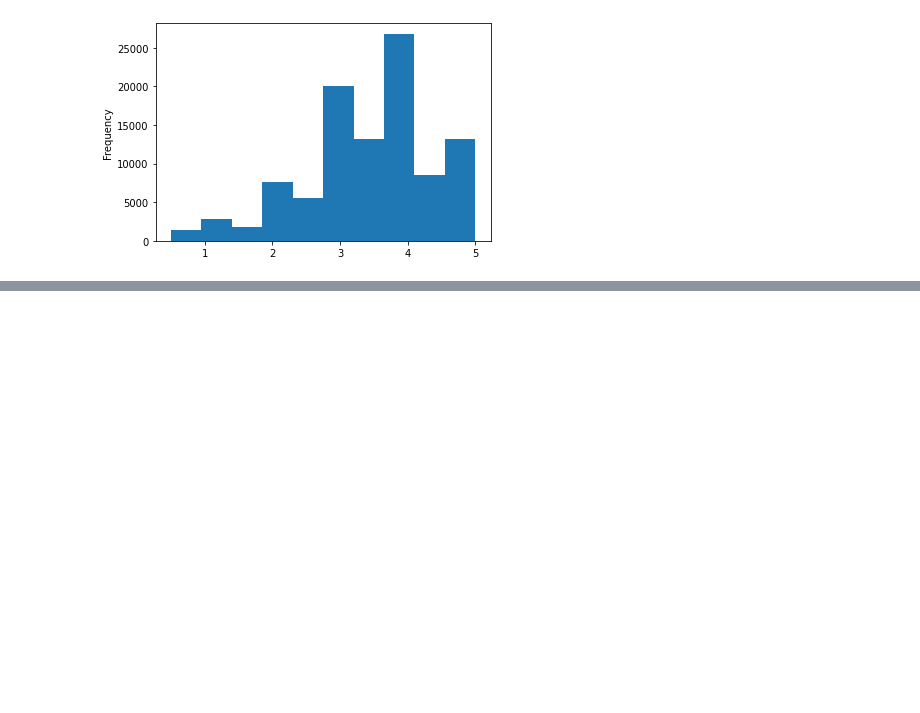
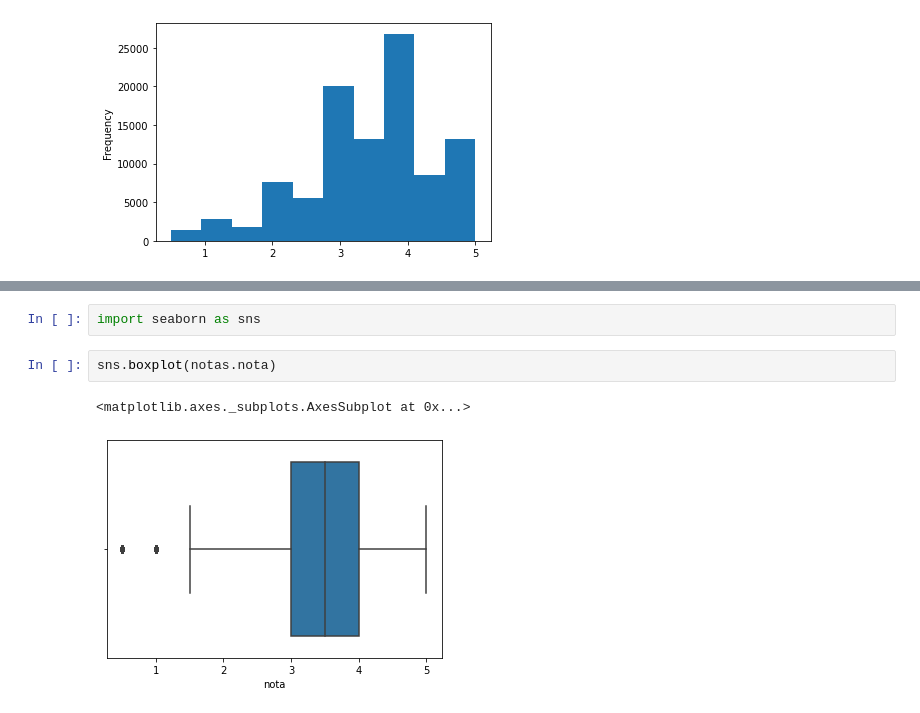
Before and after one commit to gulorenco/Aulas_alura_01, a Jupyter notebook: primeira_aula.ipynb, the cells around one changed output, grey strips where cells are left out. Saved outputs shown, nothing was run; the diff lists cells and outputs as text; blank space fills up the shorter version.

```diff
--- a/primeira_aula.ipynb
+++ b/primeira_aula.ipynb
@@ -72,0 +85,7 @@ notas.nota.plot(kind ="hist"  )
+# %%
+import seaborn as sns
+# %%
+sns.boxplot(notas.nota)
+# %% [output]
+<matplotlib.axes._subplots.AxesSubplot at 0x...>
+[figure, added]
```
Also changed, not shown: parts of 7 cells of this notebook.
